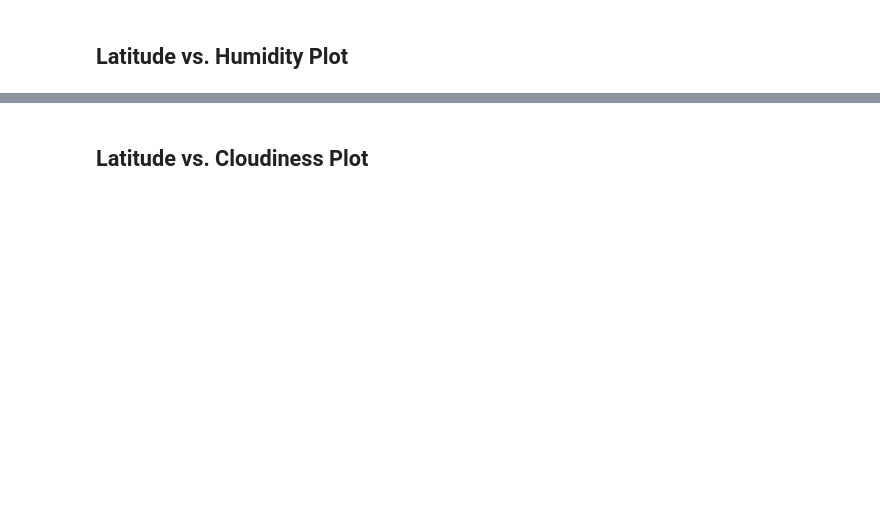
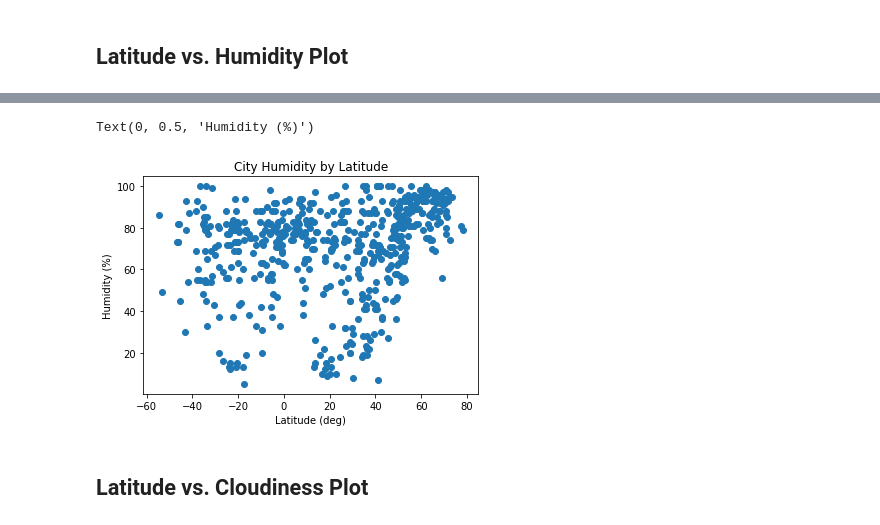
Before and after one commit to owenmeyer3/python-api-challenge, a Jupyter notebook: WeatherPy/WeatherPy.ipynb, the cells around one changed output, grey strips where cells are left out. Saved outputs shown, nothing was run; the diff lists cells and outputs as text; code cells hidden in the pictures; blank space fills up the shorter version.

```diff
--- a/WeatherPy/WeatherPy.ipynb
+++ b/WeatherPy/WeatherPy.ipynb
@@ -207,2 +201,10 @@ Int64Index([], dtype='int64')
+# %%
+plt.scatter(clean_city_data['lat'].values, clean_city_data['hum'].values)
+plt.title('City Humidity by Latitude')
+plt.xlabel('Latitude (deg)')
+plt.ylabel('Humidity (%)')
+# %% [output]
+Text(0, 0.5, 'Humidity (%)')
+[figure, added]
 # %% [markdown]
 ## Latitude vs. Cloudiness Plot
```
Also changed, not shown: parts of 12 cells of this notebook.
